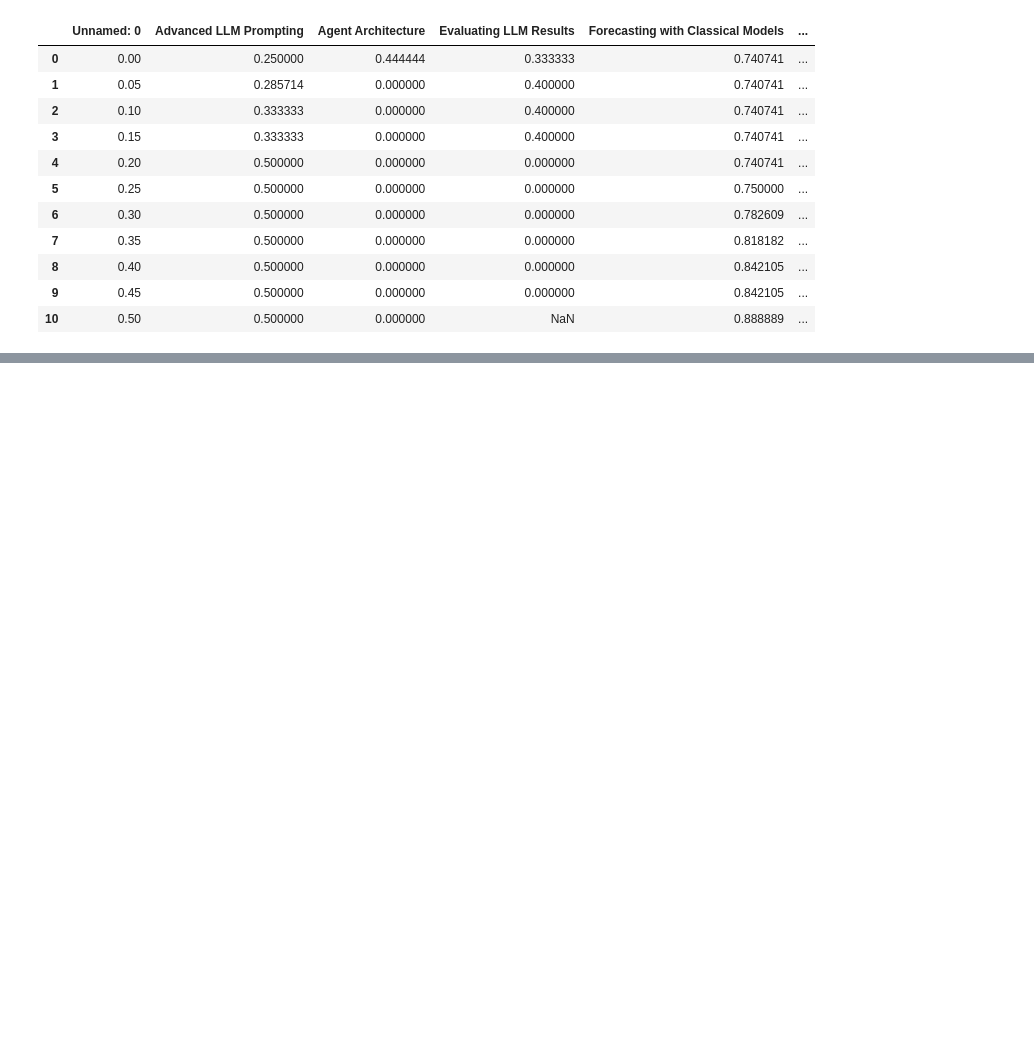
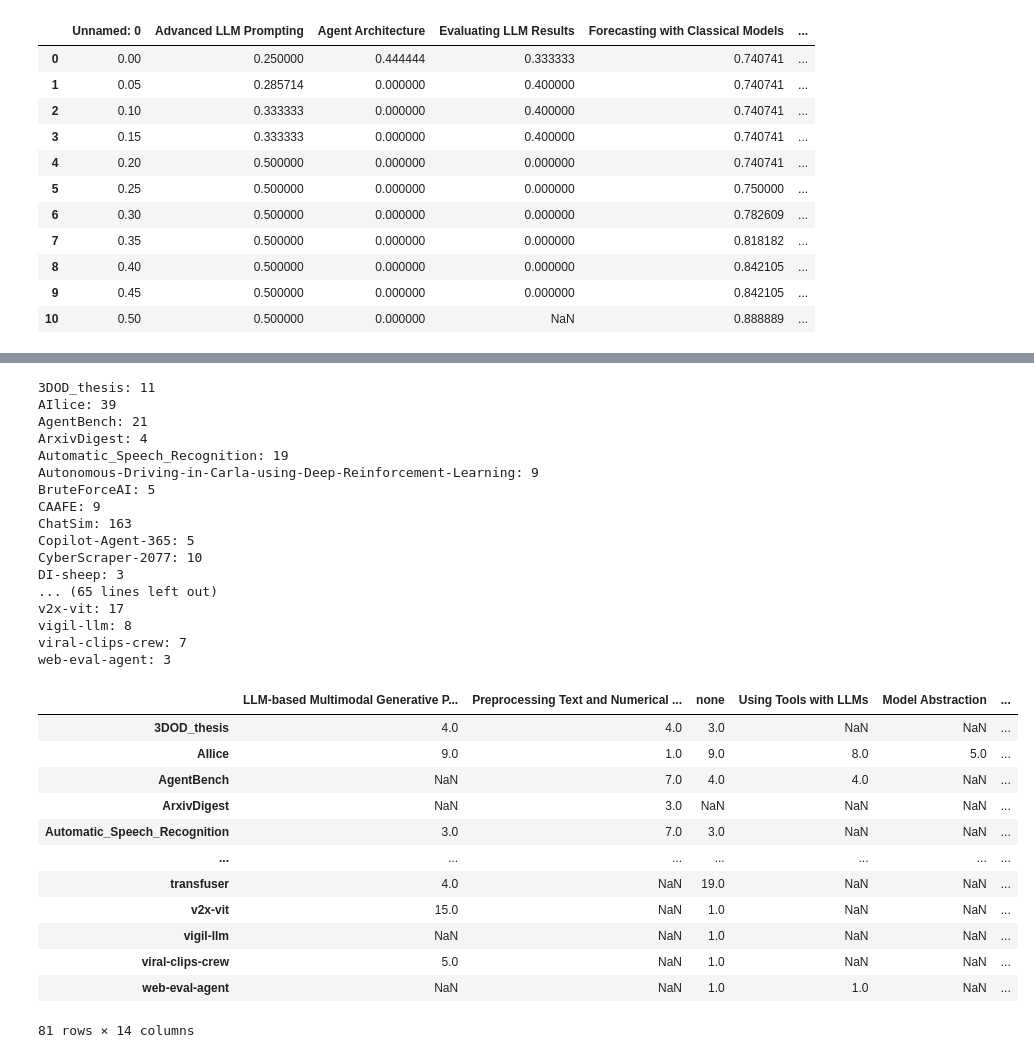
Before and after one commit to HasinthakaPiyumal/AI-Pattern-Mining-Project, a Jupyter notebook: notebooks/_test.ipynb, the cells around one changed output, grey strips where cells are left out. Drawn from its saved outputs; the diff is of its cells as text; code cells hidden in the pictures; blank space fills up the shorter version.

```diff
--- a/notebooks/_test.ipynb
+++ b/notebooks/_test.ipynb
@@ -276,0 +279,9 @@ pd.read_csv('/home/hasinthaka/Documents/Projects/AI/Pattern Mining/pipeline/mode
+# %%
+import pandas as pd
+
+labeled_data = pd.read_csv('/home/hasinthaka/Documents/Projects/AI/Pattern Mining/pipeline/data/datasets/labeled_data.csv')
+labeled_data = labeled_data[~labeled_data['verified_pattern'].isna()]
+
+predictions = pd.read_csv('/home/hasinthaka/Documents/Projects/AI/Pattern Mining/pipeline/data/datasets/unverified_weighted_predictions.csv')
+# %%
+all_data = pd.concat([labeled_data[['file', 'verified_pattern']], predictions[['file', 'verified_pattern']]], ignore_index=True, sort=False)
@@ -276,0 +339,2 @@ pd.read_csv('/home/hasinthaka/Documents/Projects/AI/Pattern Mining/pipeline/mode
+# %%
+all_data['community-id'] = all_data['file'].apply(lambda x: x.split('/')[-2]+'/+x.split('/')[-1])
@@ -276,0 +350,41 @@ pd.read_csv('/home/hasinthaka/Documents/Projects/AI/Pattern Mining/pipeline/mode
+# %%
+all_data['repo'] = all_data['file'].apply(lambda x: x.split('/')[-2])
+grouped_data = pd.DataFrame()
+for group in all_data.groupby('repo'):
+    print(f"{group[0]}: {len(group[1])}")
+    for pattern, count in group[1]['verified_pattern'].value_counts().items():
+        grouped_data.at[group[0], pattern] = count
+
+
+display(grouped_data)
+# %% [output]
+3DOD_thesis: 11
+AIlice: 39
+AgentBench: 21
+ArxivDigest: 4
+Automatic_Speech_Recognition: 19
+Autonomous-Driving-in-Carla-using-Deep-Reinforcement-Learning: 9
+BruteForceAI: 5
+CAAFE: 9
+ChatSim: 163
+Copilot-Agent-365: 5
+CyberScraper-2077: 10
+DI-sheep: 3
+... (65 lines left out)
+v2x-vit: 17
+vigil-llm: 8
+viral-clips-crew: 7
+web-eval-agent: 3
+|  | LLM-based Multimodal Generative P... | Preprocessing Text and Numerical ... | none | Using Tools with LLMs | Model Abstraction | ... |
+| 3DOD_thesis | 4.0 | 4.0 | 3.0 | NaN | NaN | ... |
+| AIlice | 9.0 | 1.0 | 9.0 | 8.0 | 5.0 | ... |
+| AgentBench | NaN | 7.0 | 4.0 | 4.0 | NaN | ... |
+| ArxivDigest | NaN | 3.0 | NaN | NaN | NaN | ... |
+| Automatic_Speech_Recognition | 3.0 | 7.0 | 3.0 | NaN | NaN | ... |
+| ... | ... | ... | ... | ... | ... | ... |
+| transfuser | 4.0 | NaN | 19.0 | NaN | NaN | ... |
+| v2x-vit | 15.0 | NaN | 1.0 | NaN | NaN | ... |
+| vigil-llm | NaN | NaN | 1.0 | NaN | NaN | ... |
+| viral-clips-crew | 5.0 | NaN | 1.0 | NaN | NaN | ... |
+| web-eval-agent | NaN | NaN | 1.0 | 1.0 | NaN | ... |
+81 rows × 14 columns
```
Also changed, not shown: parts of 7 cells of this notebook, 21 other files.
